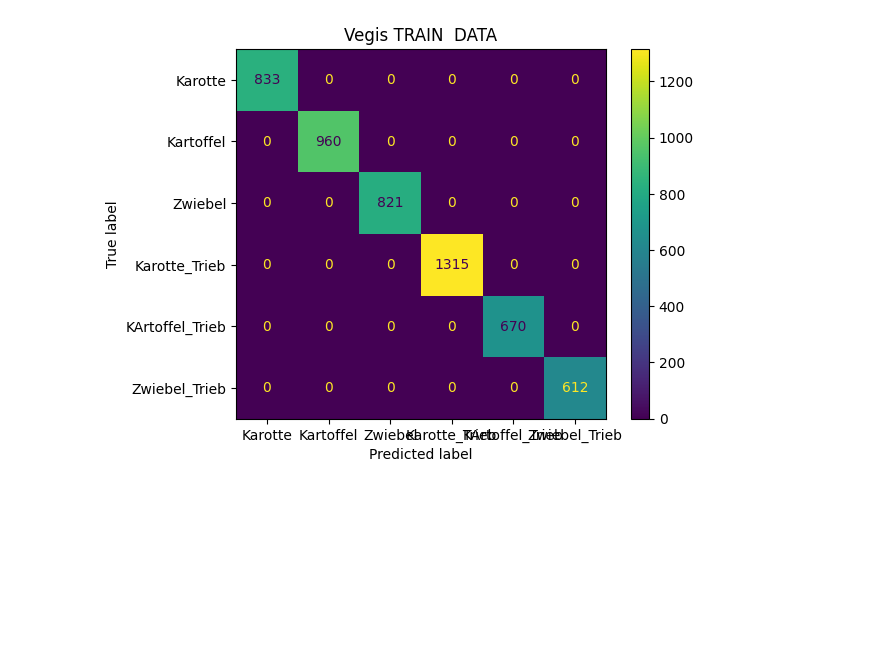
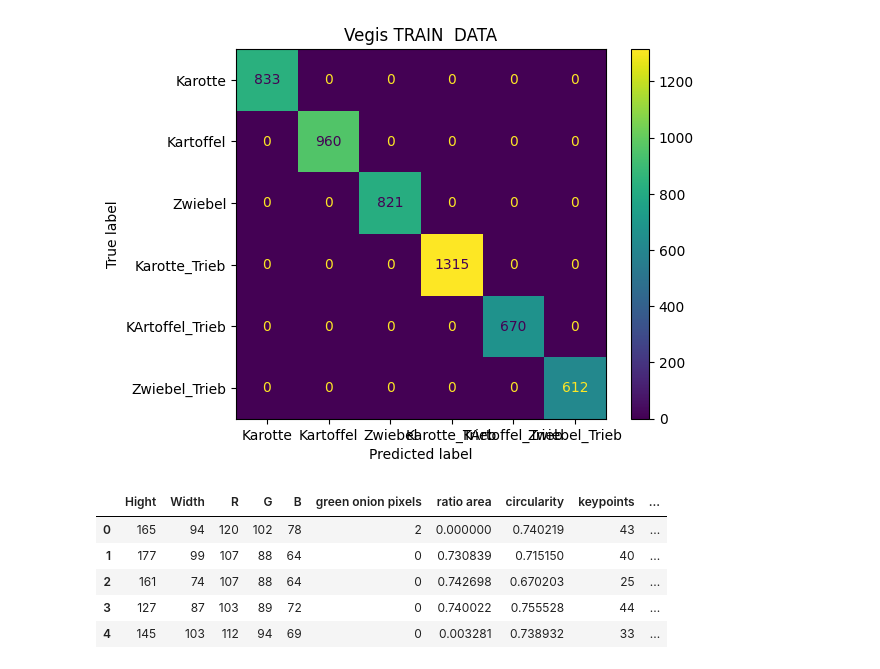
Before and after one commit to leons1396/AI_project, a Jupyter notebook: jupyter/Random_forest_vegi_all.ipynb, the cells around one changed output. Drawn from its saved outputs; the diff is of its cells as text; code cells hidden in the pictures; blank space fills up the shorter version.

```diff
--- a/jupyter/Random_forest_vegi_all.ipynb
+++ b/jupyter/Random_forest_vegi_all.ipynb
@@ -151,3 +150,25 @@ disp.ax_.set_title("Vegis TRAIN  DATA")
 # %% [output]
 Text(0.5, 1.0, 'Vegis TRAIN  DATA')
 [figure]
+# %%
+data= pd.read_csv("D:\Dokumente\Master-Studium\Semester3\KI_Projekt\egi_testData.csv")
+data=data.drop(columns=["Unnamed: 0","green pixels"])
+data.loc[data["Label"]=="Karotte","Label"]=0
+data.loc[data["Label"]=="Kartoffel","Label"]=1
+data.loc[data["Label"]=="Zwiebel","Label"]=2
+data.loc[data["Label"]=="Karotte_Trieb","Label"]=3
+data.loc[data["Label"]=="Kartoffel_Trieb","Label"]=4
+data.loc[data["Label"]=="Zwiebel_Trieb","Label"]=5
+
+data["Label"]=data["Label"].astype("int")
+
+X_ILIAS=data.iloc[:,0:10]
+y_ILIAS=data.iloc[:,10]
+X_ILIAS.head()
+# %% [output]
+|  | Hight | Width | R | G | B | green onion pixels | ratio area | circularity | keypoints | ... |
+| 0 | 165 | 94 | 120 | 102 | 78 | 2 | 0.000000 | 0.740219 | 43 | ... |
+| 1 | 177 | 99 | 107 | 88 | 64 | 0 | 0.730839 | 0.715150 | 40 | ... |
+| 2 | 161 | 74 | 107 | 88 | 64 | 0 | 0.742698 | 0.670203 | 25 | ... |
+| 3 | 127 | 87 | 103 | 89 | 72 | 0 | 0.740022 | 0.755528 | 44 | ... |
+| 4 | 145 | 103 | 112 | 94 | 69 | 0 | 0.003281 | 0.738932 | 33 | ... |
```
Also changed, not shown: parts of 5 cells of this notebook, 5 other files.
